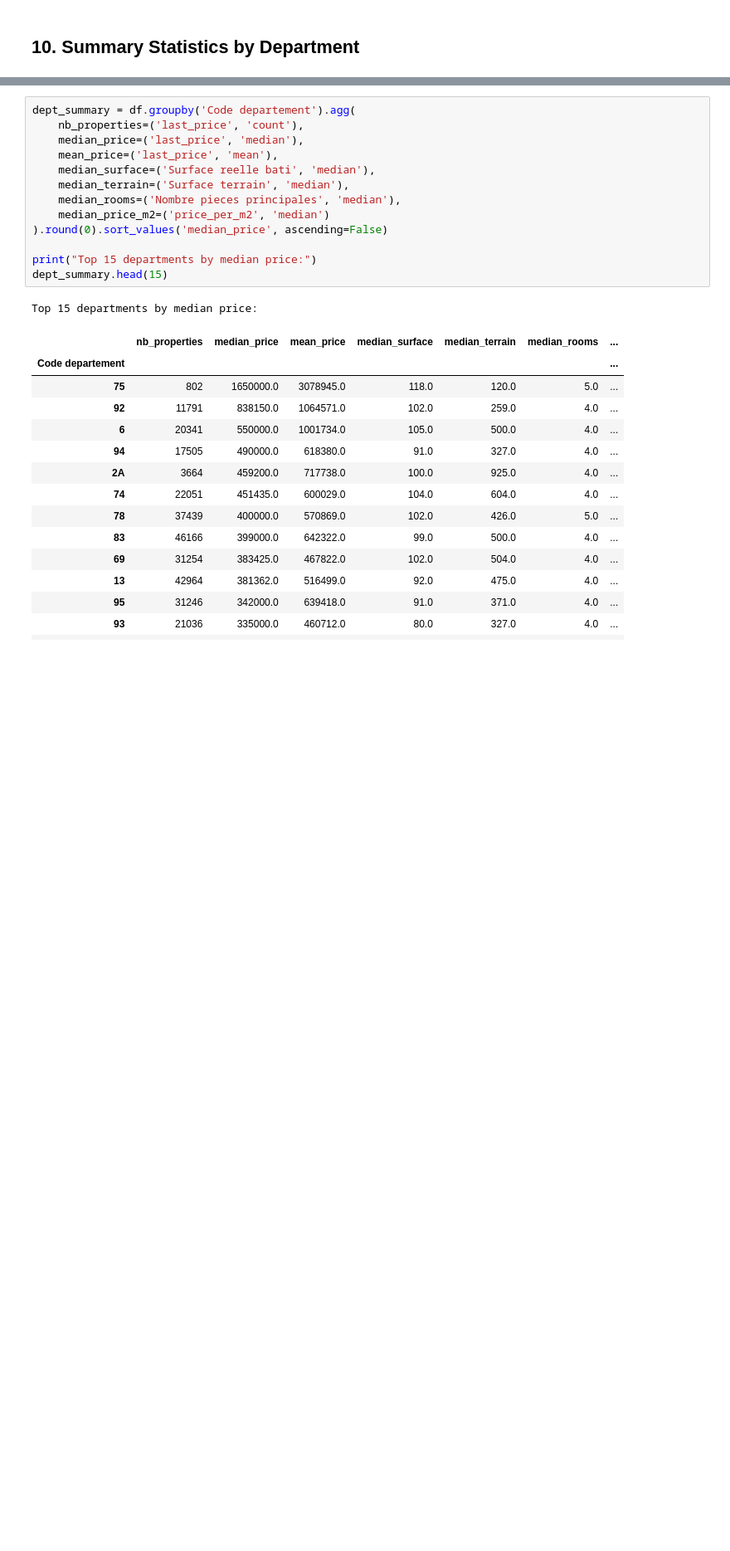
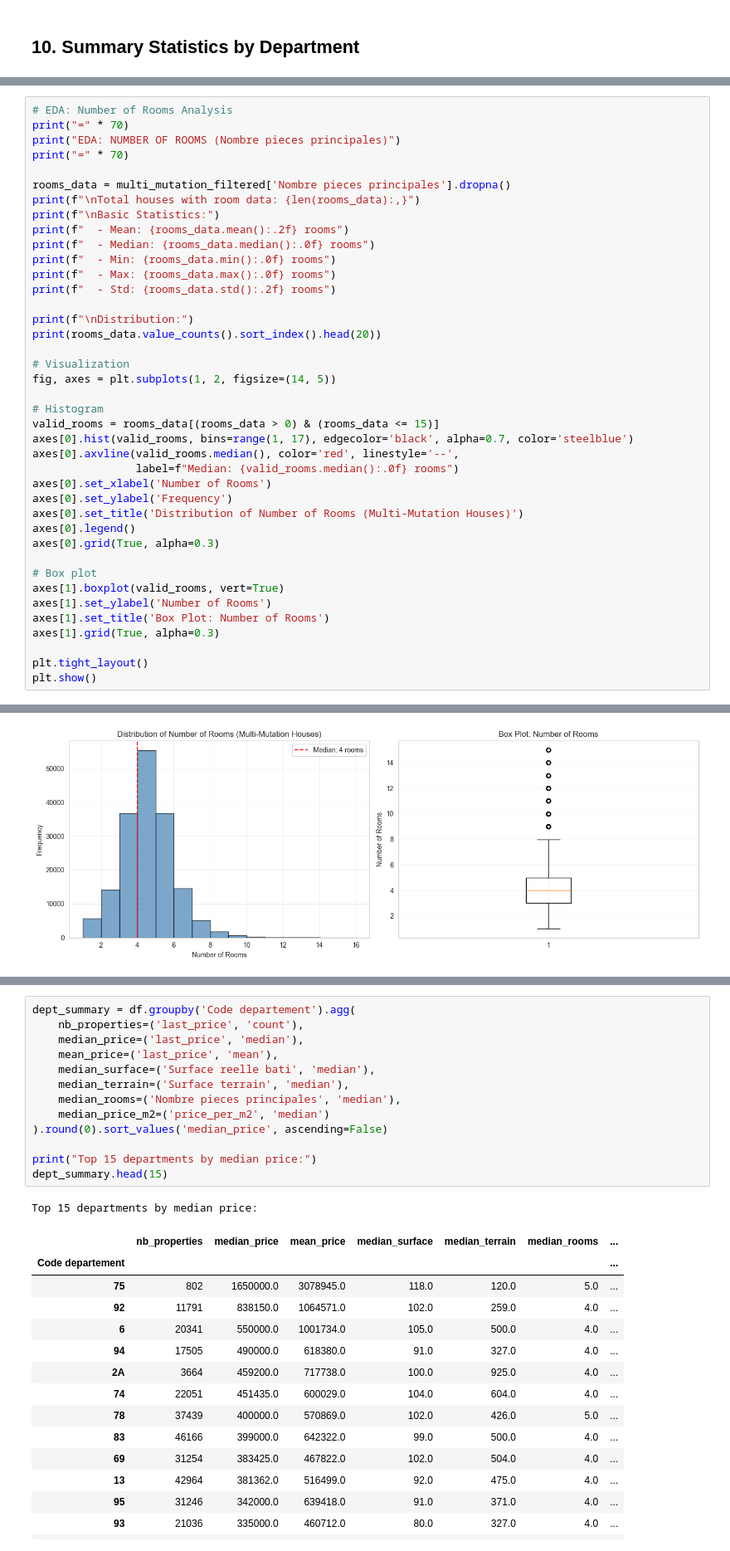
Before and after one commit to xvanausloos/ldi_dvf, a Jupyter notebook: notebooks/06_dvf_eda_france_cleaned.ipynb, the cells around one changed output, grey strips where cells are left out. Shown at 83% size. Cells and saved outputs as stored; diff of their text form; blank space fills up the shorter version.

```diff
--- a/notebooks/06_dvf_eda_france_cleaned.ipynb
+++ b/notebooks/06_dvf_eda_france_cleaned.ipynb
@@ -526,0 +774,41 @@ plt.show()
+# %%
+# EDA: Number of Rooms Analysis
+print("=" * 70)
+print("EDA: NUMBER OF ROOMS (Nombre pieces principales)")
+print("=" * 70)
+
+rooms_data = multi_mutation_filtered['Nombre pieces principales'].dropna()
+print(f"\nTotal houses with room data: {len(rooms_data):,}")
+print(f"\nBasic Statistics:")
+print(f"  - Mean: {rooms_data.mean():.2f} rooms")
+print(f"  - Median: {rooms_data.median():.0f} rooms")
+print(f"  - Min: {rooms_data.min():.0f} rooms")
+print(f"  - Max: {rooms_data.max():.0f} rooms")
+print(f"  - Std: {rooms_data.std():.2f} rooms")
+
+print(f"\nDistribution:")
+print(rooms_data.value_counts().sort_index().head(20))
+
+# Visualization
+fig, axes = plt.subplots(1, 2, figsize=(14, 5))
+
+# Histogram
+valid_rooms = rooms_data[(rooms_data > 0) & (rooms_data <= 15)]
+axes[0].hist(valid_rooms, bins=range(1, 17), edgecolor='black', alpha=0.7, color='steelblue')
+axes[0].axvline(valid_rooms.median(), color='red', linestyle='--',
+                label=f"Median: {valid_rooms.median():.0f} rooms")
+axes[0].set_xlabel('Number of Rooms')
+axes[0].set_ylabel('Frequency')
+axes[0].set_title('Distribution of Number of Rooms (Multi-Mutation Houses)')
+axes[0].legend()
+axes[0].grid(True, alpha=0.3)
+
+# Box plot
+axes[1].boxplot(valid_rooms, vert=True)
+axes[1].set_ylabel('Number of Rooms')
+axes[1].set_title('Box Plot: Number of Rooms')
+axes[1].grid(True, alpha=0.3)
+
+plt.tight_layout()
+plt.show()
+# %% [output]
@@ -526,0 +832 @@ plt.show()
+[figure, added]
```
Also changed, not shown: parts of 24 cells of this notebook, 1 other file.
